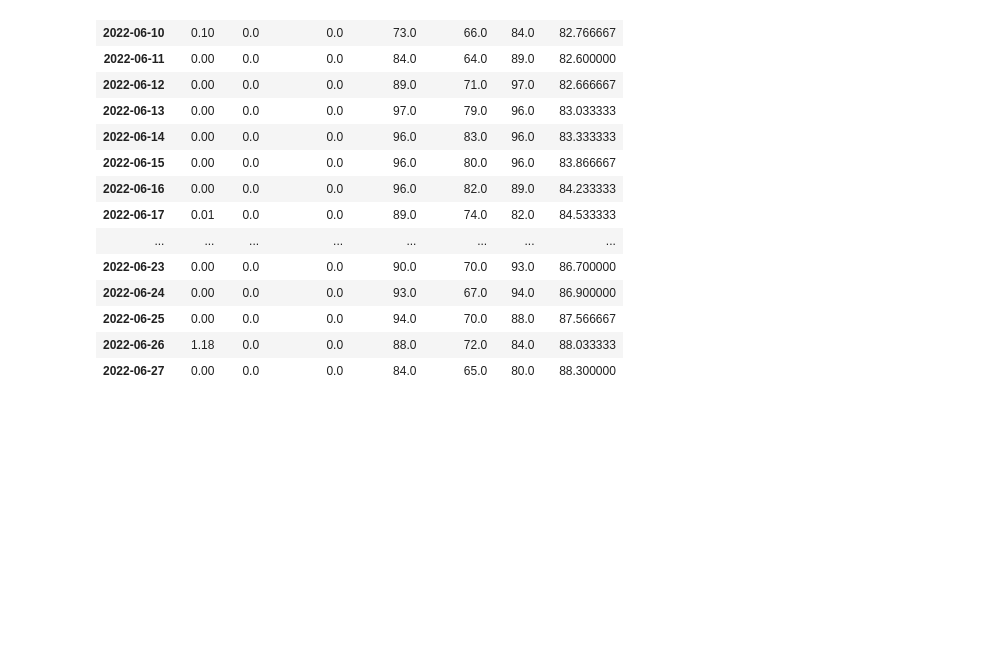
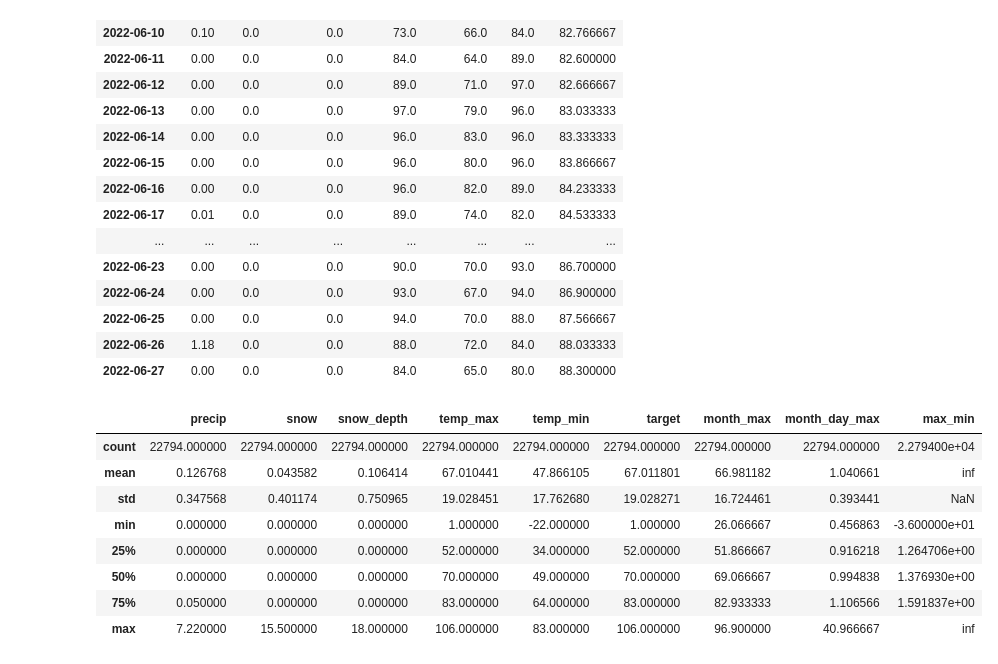
Before and after one commit to Eleanor-Shellstrop/ml-weather, a Jupyter notebook: weather.ipynb, the cells around one changed output. Saved outputs shown, nothing was run; the diff lists cells and outputs as text; code cells hidden in the pictures; blank space fills up the shorter version.

```diff
--- a/weather.ipynb
+++ b/weather.ipynb
@@ -441,3 +443,9 @@ core.tail(20)
 | 2022-06-25 | 0.00 | 0.0 | 0.0 | 94.0 | 70.0 | 88.0 | 87.566667 |
 | 2022-06-26 | 1.18 | 0.0 | 0.0 | 88.0 | 72.0 | 84.0 | 88.033333 |
 | 2022-06-27 | 0.00 | 0.0 | 0.0 | 84.0 | 65.0 | 80.0 | 88.300000 |
+# %%
+# Percentage difference between monthly mean and given day
+core["month_day_max"] = core["month_max"] / core["temp_max"]
+# %%
+# Ratio b/t max and min temp
+core["max_min"] = core["temp_max"] / core["temp_min"]
@@ -443,0 +458,12 @@ core.tail(20)
+# %%
+core.describe()
+# %% [output]
+|  | precip | snow | snow_depth | temp_max | temp_min | target | month_max | month_day_max | max_min |
+| count | 22794.000000 | 22794.000000 | 22794.000000 | 22794.000000 | 22794.000000 | 22794.000000 | 22794.000000 | 22794.000000 | 2.279400e+04 |
+| mean | 0.126768 | 0.043582 | 0.106414 | 67.010441 | 47.866105 | 67.011801 | 66.981182 | 1.040661 | inf |
+| std | 0.347568 | 0.401174 | 0.750965 | 19.028451 | 17.762680 | 19.028271 | 16.724461 | 0.393441 | NaN |
+| min | 0.000000 | 0.000000 | 0.000000 | 1.000000 | -22.000000 | 1.000000 | 26.066667 | 0.456863 | -3.600000e+01 |
+| 25% | 0.000000 | 0.000000 | 0.000000 | 52.000000 | 34.000000 | 52.000000 | 51.866667 | 0.916218 | 1.264706e+00 |
+| 50% | 0.000000 | 0.000000 | 0.000000 | 70.000000 | 49.000000 | 70.000000 | 69.066667 | 0.994838 | 1.376930e+00 |
+| 75% | 0.050000 | 0.000000 | 0.000000 | 83.000000 | 64.000000 | 83.000000 | 82.933333 | 1.106566 | 1.591837e+00 |
+| max | 7.220000 | 15.500000 | 18.000000 | 106.000000 | 83.000000 | 106.000000 | 96.900000 | 40.966667 | inf |
```
Also changed, not shown: parts of 21 cells of this notebook.
